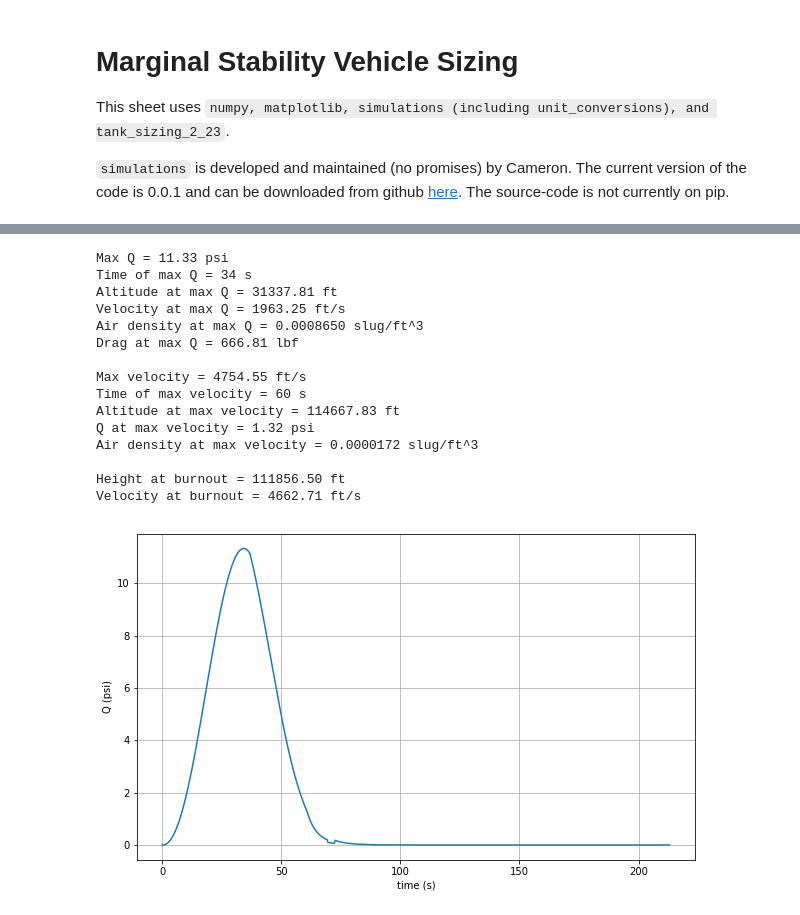
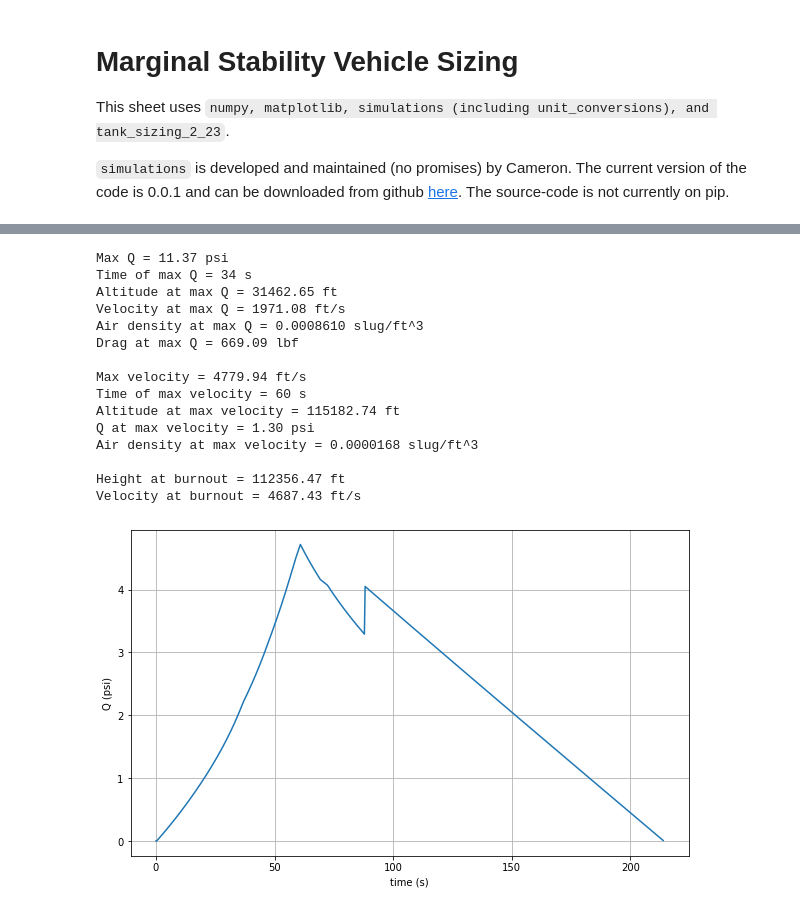
Before and after one commit to rocketproplab/marginal-stability, a Jupyter notebook: Design/Vehicle-Sizing/marginal-stability-sizing.ipynb, the cells around one changed output, grey strips where cells are left out. Drawn from its saved outputs; the diff is of its cells as text; code cells hidden in the pictures.

Commit message:
add oblique drag calcs

```diff
--- a/Design/Vehicle-Sizing/marginal-stability-sizing.ipynb
+++ b/Design/Vehicle-Sizing/marginal-stability-sizing.ipynb
@@ -87,13 +87,14 @@ diameter = 12 #in
 mRP1 = mpropellant / (mixtureratio + 1)
 mLOx = mpropellant - mRP1
 
-tankpressure = 600 #psi
+rp1tankpressure = 700 #psi
+loxtankpressure = 600 #psi
 fos = 4
 pressurantdiameter = diameter - 2 #in
 HEinitialpressure = 4500 #psi
 HEfinalpressure = 50 #psi
 
-mtank,mHe,mpress = tankSize.getTankMass(tankpressure,diameter,mpropellant)
+mtank,mHe,mpress = tankSize.getTankMass(loxtankpressure,diameter,mpropellant)
 
 mpropellant += mHe
 
@@ -123,7 +124,7 @@ print('Total Wet Mass: %.2f lbm' % (m0))
 print('Total Dry Mass: %.2f lbm' % (m0-mpropellant))
 print('\n### ENGINE PARAMETERS ###')
 print('Thrust = %d lbf' % (thrust_sl*nengines))
-print('Isp = %d s' % Isp)
+print('Isp = %.2f s' % Isp)
 print('mdot = %.2f lbm/s' % mdot)
 print('Total Impulse = %i lbf-s' % (thrust_sl*burntime*nengines))
 
@@ -174,7 +175,7 @@ Total Impulse = 300000 lbf-s
 Burn Time = 60.00 s
 # %%
 itsatest = sim.Rocket(initialConditions, engines,burntime,timestep)
-altitude, velocity, acceleration, mass, time, thrust, drag, Q, rho, temperature = itsatest.run()
+altitude, velocity, acceleration, mass, time, thrust, drag, Q, rho, temperature, mach = itsatest.run()
 # %%
 kmaltitude = [unit.ftToM(x)/1000 for x in altitude]
 QPsi = [unit.psfToPsi(x) for x in Q]
@@ -238,30 +239,30 @@ print()
 print("Height at burnout = %.2f ft" % altitude[int(burntime/timestep)])
 print("Velocity at burnout = %.2f ft/s" % velocity[int(burntime/timestep)])
 # %% [output]
-Max Q = 11.33 psi
+Max Q = 11.37 psi
 Time of max Q = 34 s
-Altitude at max Q = 31337.81 ft
-Velocity at max Q = 1963.25 ft/s
-Air density at max Q = 0.0008650 slug/ft^3
-Drag at max Q = 666.81 lbf
+Altitude at max Q = 31462.65 ft
+Velocity at max Q = 1971.08 ft/s
+Air density at max Q = 0.0008610 slug/ft^3
+Drag at max Q = 669.09 lbf
 
-Max velocity = 4754.55 ft/s
+Max velocity = 4779.94 ft/s
 Time of max velocity = 60 s
-Altitude at max velocity = 114667.83 ft
-Q at max velocity = 1.32 psi
-Air density at max velocity = 0.0000172 slug/ft^3
+Altitude at max velocity = 115182.74 ft
+Q at max velocity = 1.30 psi
+Air density at max velocity = 0.0000168 slug/ft^3
 
-Height at burnout = 111856.50 ft
-Velocity at burnout = 4662.71 ft/s
+Height at burnout = 112356.47 ft
+Velocity at burnout = 4687.43 ft/s
 # %%
 shortTime = time[0:len(Q)]
 fig1 = plt.figure(figsize=(10,6))
 ax11 = fig1.add_subplot(1,1,1)
-ax11.plot(shortTime,QPsi)
+ax11.plot(shortTime,mach[:len(shortTime)])
 ax11.set_title('')
 ax11.set_xlabel('time (s)')
 ax11.set_ylabel('Q (psi)')
 ax11.grid()
 plt.show()
 # %% [output]
-[figure, old version]
+[figure, new version]
```
Also changed, not shown: parts of 3 cells of this notebook, 1 other file.
